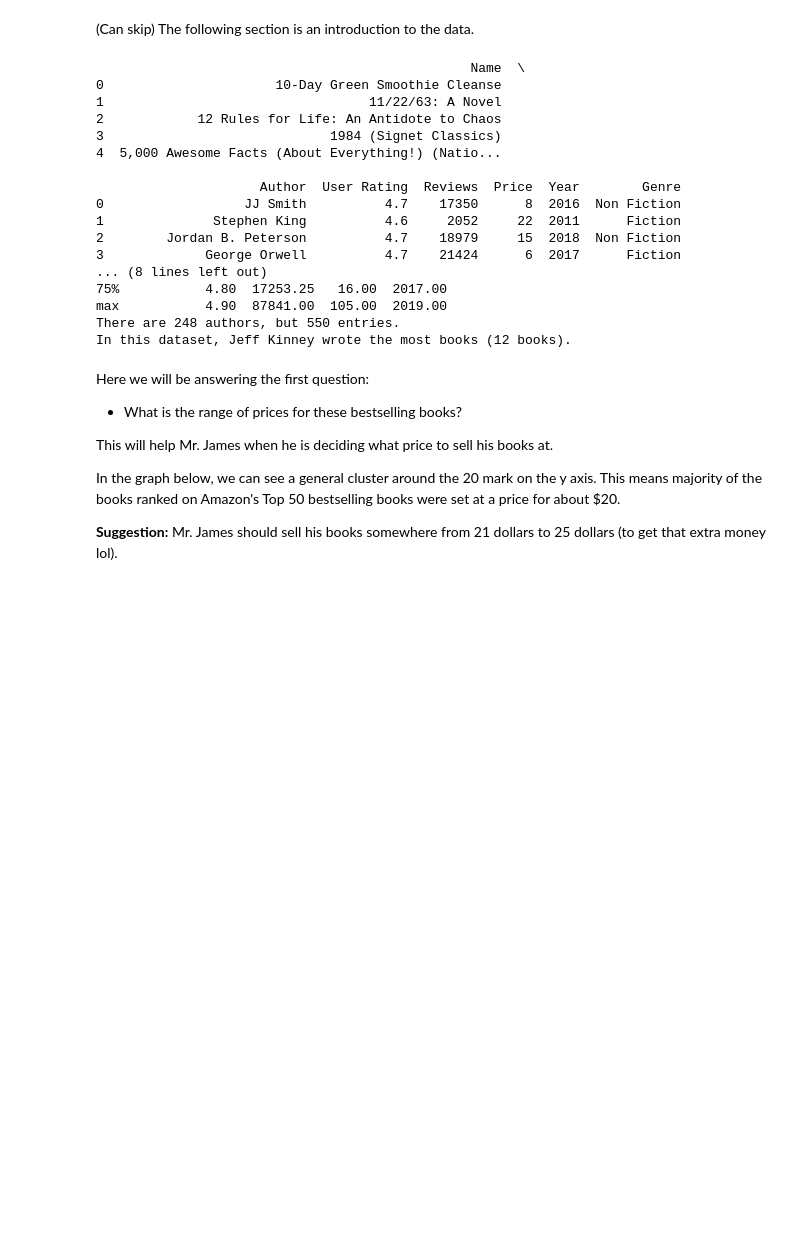
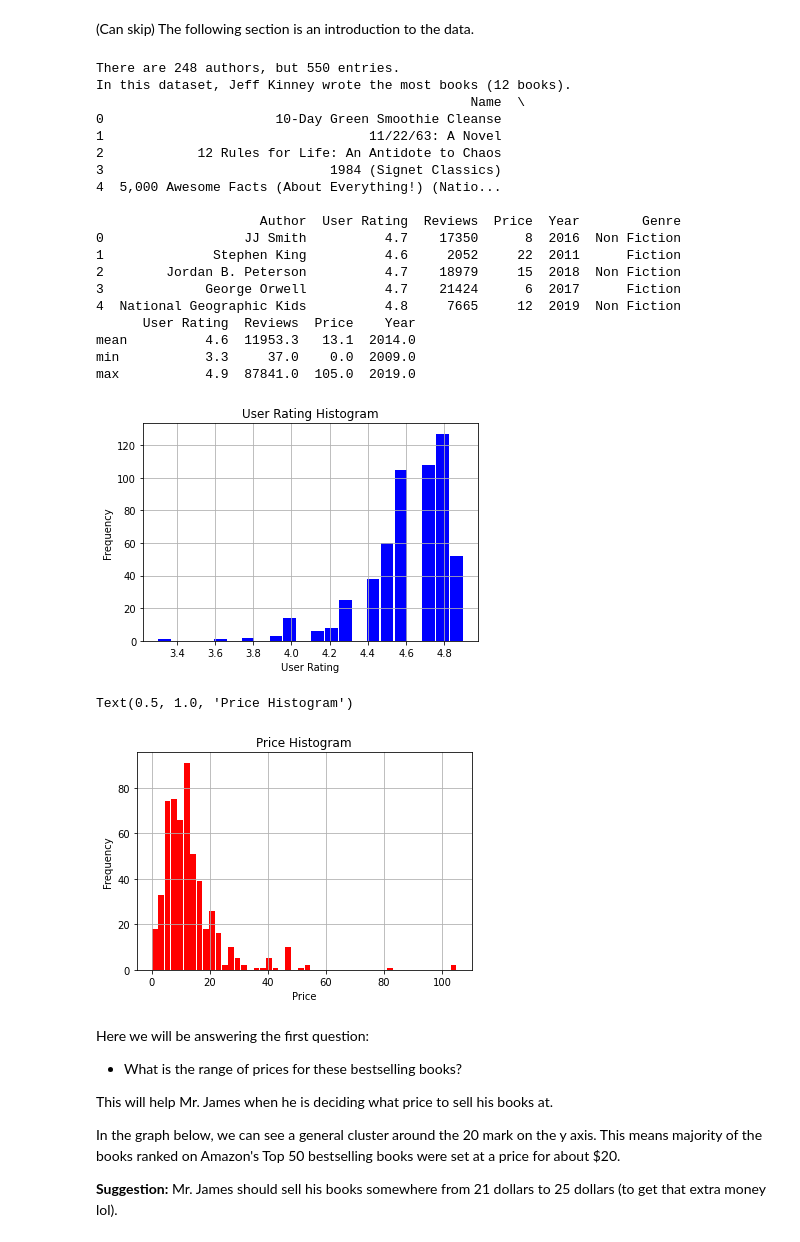
Before and after one commit to marqidox/Factors-Affecting-Book-Sales, a Jupyter notebook: presentation.ipynb, the cells around one changed output. Saved outputs shown, nothing was run; the diff lists cells and outputs as text; code cells hidden in the pictures; blank space fills up the shorter version.

```diff
--- a/presentation.ipynb
+++ b/presentation.ipynb
@@ -21,43 +21,70 @@ We will be answering three questions:
 (Can skip) The following section is an introduction to the data.
 # %%
 import pandas as pd
+import matplotlib.pyplot as plt
 
 #loading my csv file into a dataframe
 top50Books = pd.read_csv('bestsellers with categories.csv')
 
 #INTRODUCTION TO THE DATA---
 
-#first 5 rows
-print(top50Books.head())
-
-#general statistics about our numerical fields (User Rating, Reviews, Price, and Year)
-print(top50Books.describe().round(2))
-
-#authors
+#number of authors
 number_of_authors=len(top50Books['Author'].unique())
 print(f'There are {number_of_authors} authors, but {len(top50Books)} entries.')
 
 #trying to find which author wrote the most books
 author=top50Books['Author'].value_counts()
 print(f'In this dataset, {author.idxmax()} wrote the most books ({author.max()} books).')
+
+#first 5 rows
+print(top50Books.head())
+
+# histograms for User Rating and Price
+print(top50Books.describe().round(1).drop(['std','25%','50%','75%','count']))
+
+top50Books['User Rating'].hist(
+    grid=True,
+    bins='auto',
+    rwidth=0.9,
+    color='blue'
+)
+plt.xlabel('User Rating')
+plt.ylabel('Frequency')
+plt.title('User Rating Histogram')
+plt.show()
+
+top50Books['Price'].hist(
+    grid=True,
+    bins='auto',
+    rwidth=0.9,
+    color='red'
+)
+plt.xlabel('Price')
+plt.ylabel('Frequency')
+plt.title('Price Histogram')
 # %% [output]
+There are 248 authors, but 550 entries.
+In this dataset, Jeff Kinney wrote the most books (12 books).
                                                 Name  \
 0                      10-Day Green Smoothie Cleanse
 1                                  11/22/63: A Novel
 2            12 Rules for Life: An Antidote to Chaos
 3                             1984 (Signet Classics)
 4  5,000 Awesome Facts (About Everything!) (Natio...
 
                      Author  User Rating  Reviews  Price  Year        Genre
 0                  JJ Smith          4.7    17350      8  2016  Non Fiction
 1              Stephen King          4.6     2052     22  2011      Fiction
 2        Jordan B. Peterson          4.7    18979     15  2018  Non Fiction
 3             George Orwell          4.7    21424      6  2017      Fiction
-... (8 lines left out)
-75%           4.80  17253.25   16.00  2017.00
-max           4.90  87841.00  105.00  2019.00
-There are 248 authors, but 550 entries.
-In this dataset, Jeff Kinney wrote the most books (12 books).
+4  National Geographic Kids          4.8     7665     12  2019  Non Fiction
+      User Rating  Reviews  Price    Year
+mean          4.6  11953.3   13.1  2014.0
+min           3.3     37.0    0.0  2009.0
+max           4.9  87841.0  105.0  2019.0
+[figure, added]
+Text(0.5, 1.0, 'Price Histogram')
+[figure, added]
 # %% [markdown]
 Here we will be answering the first question:
 - What is the range of prices for these bestselling books?
```
Also changed, not shown: parts of 1 cell of this notebook.
